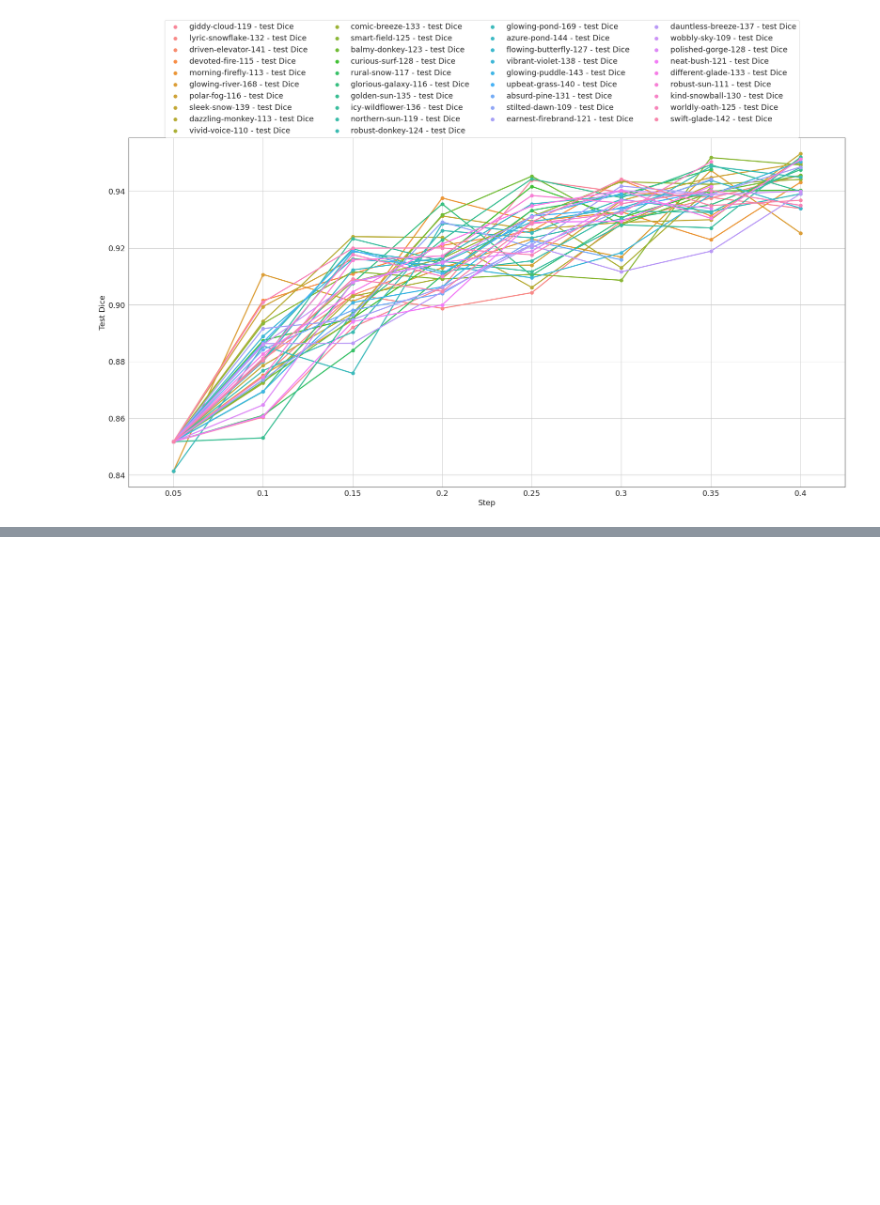
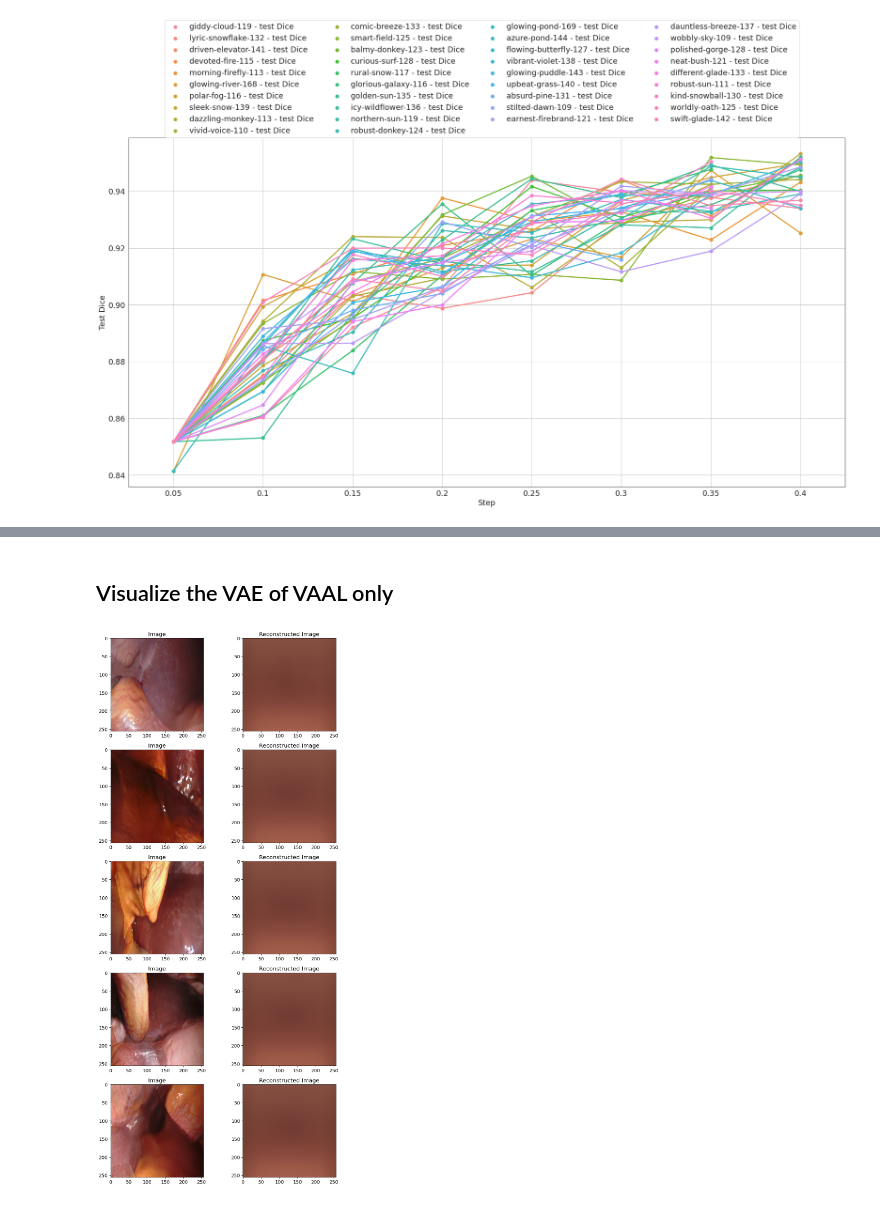
Before and after one commit to Bidur-Khanal/vaal, a Jupyter notebook: visualize_VAAL.ipynb, the cells around one changed output, grey strips where cells are left out. Cells and saved outputs as stored; diff of their text form; code cells hidden in the pictures; blank space fills up the shorter version.

```diff
--- a/visualize_VAAL.ipynb
+++ b/visualize_VAAL.ipynb
@@ -393,0 +395,2 @@ for i in range(5):
+# %% [markdown]
+## Visualize the VAE of VAAL only
@@ -393,0 +519,22 @@ for i in range(5):
+# %%
+import matplotlib.pyplot as plt
+import matplotlib
+matplotlib.rcParams.update({'font.size': 12})
+# visualize the images
+f, axarr = plt.subplots(5,2, figsize = (10,20))
+cnt = 0
+for i in range(5):
+    invTrans = transforms.Compose([ transforms.Normalize(mean = [ 0., 0., 0. ],
+                                                     std = [ 1/0.5, 1/0.5, 1/0.5 ]),
+                                transforms.Normalize(mean = [ -0.5, -0.5, -0.5 ],
+                                                     std = [ 1., 1., 1. ]),
+                               ])
+    axarr[i,0].imshow(invTrans(images[i]).permute(1,2,0))
+    axarr[i,0].set_title("Image")
+
+    axarr[i,1].imshow(invTrans(recons_imgs[i]).permute(1,2,0))
+    axarr[i,1].set_title("Reconstructed Image")
+
+    plt.tight_layout()
+# %% [output]
+[figure, added]
```
Also changed, not shown: parts of 4 cells of this notebook.
